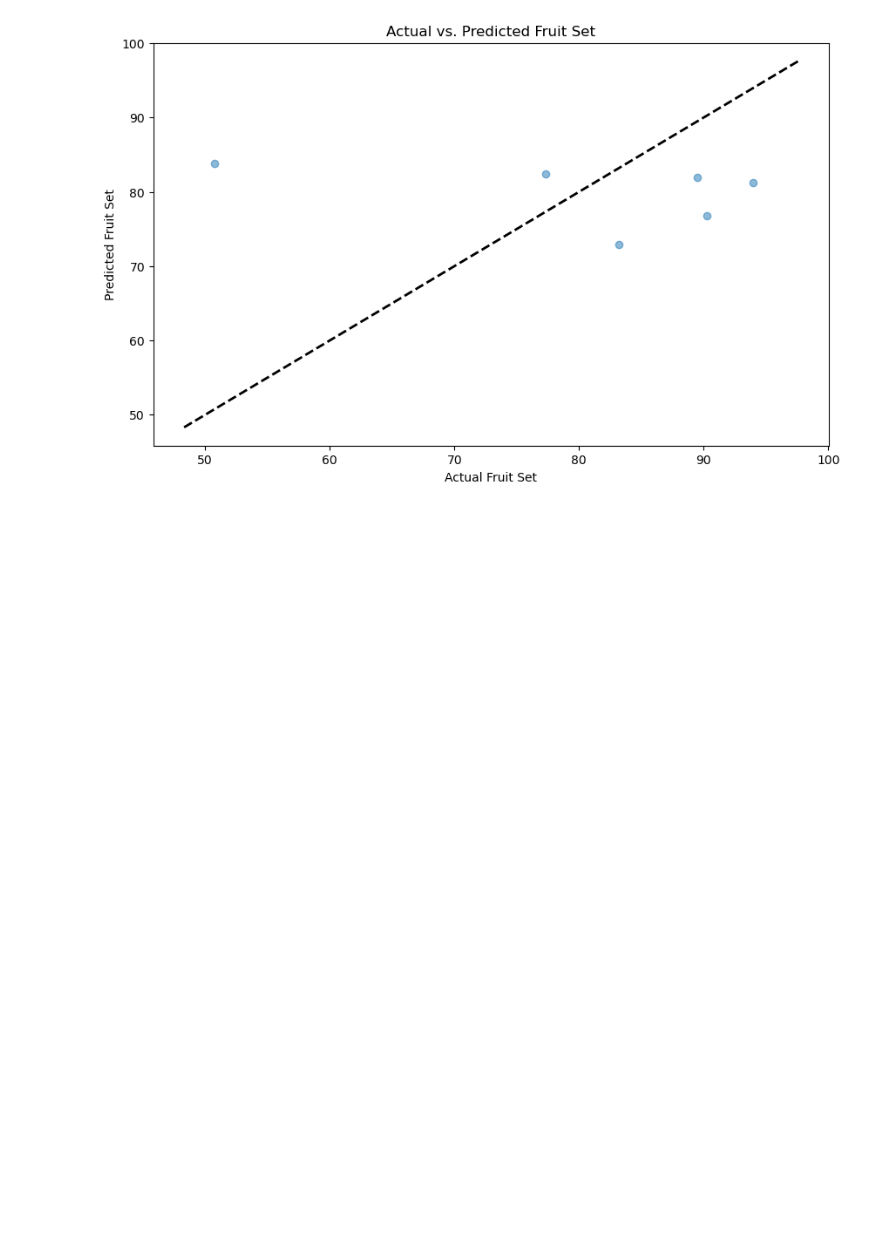
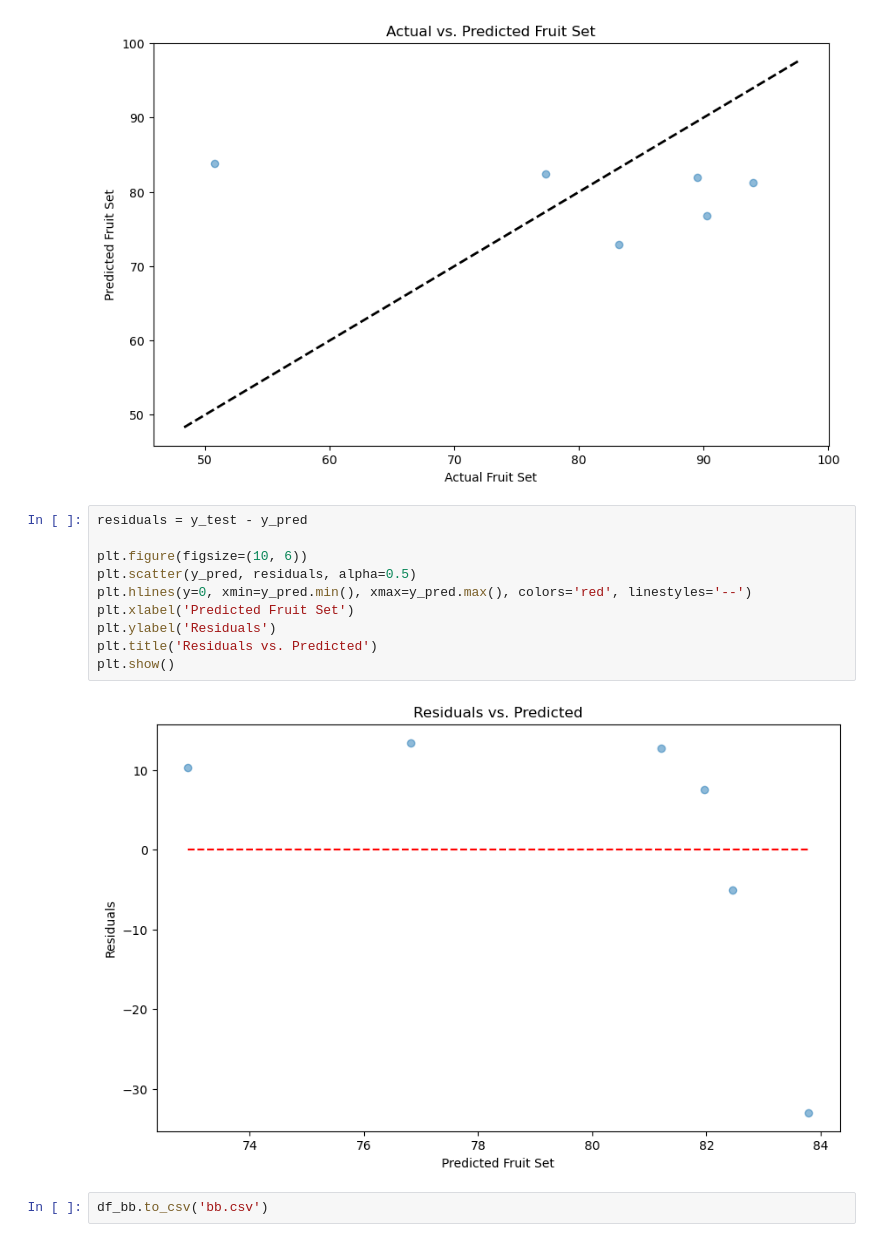
Before and after one commit to Paul-Sabin/BeeSharing, a Jupyter notebook: Data Wrangling.ipynb, the cells around one changed output. Saved outputs shown, nothing was run; the diff lists cells and outputs as text; blank space fills up the shorter version.

```diff
--- a/Data Wrangling.ipynb
+++ b/Data Wrangling.ipynb
@@ -752,3 +752,17 @@ plt.title('Actual vs. Predicted Fruit Set')
 plt.show()
 # %% [output]
 [figure]
+# %%
+residuals = y_test - y_pred
+
+plt.figure(figsize=(10, 6))
+plt.scatter(y_pred, residuals, alpha=0.5)
+plt.hlines(y=0, xmin=y_pred.min(), xmax=y_pred.max(), colors='red', linestyles='--')
+plt.xlabel('Predicted Fruit Set')
+plt.ylabel('Residuals')
+plt.title('Residuals vs. Predicted')
+plt.show()
+# %% [output]
+[figure, added]
+# %%
+df_bb.to_csv('bb.csv')
```
Also changed, not shown: parts of 1 cell of this notebook, 4 other files.
